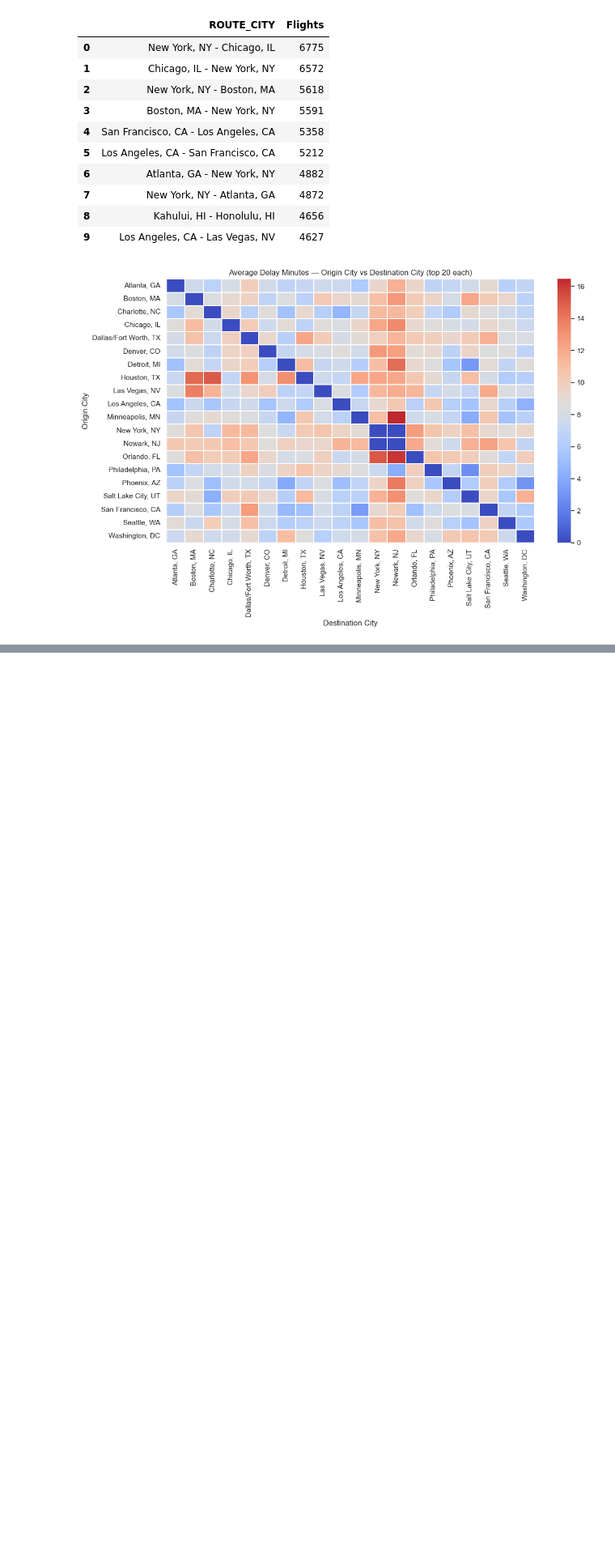
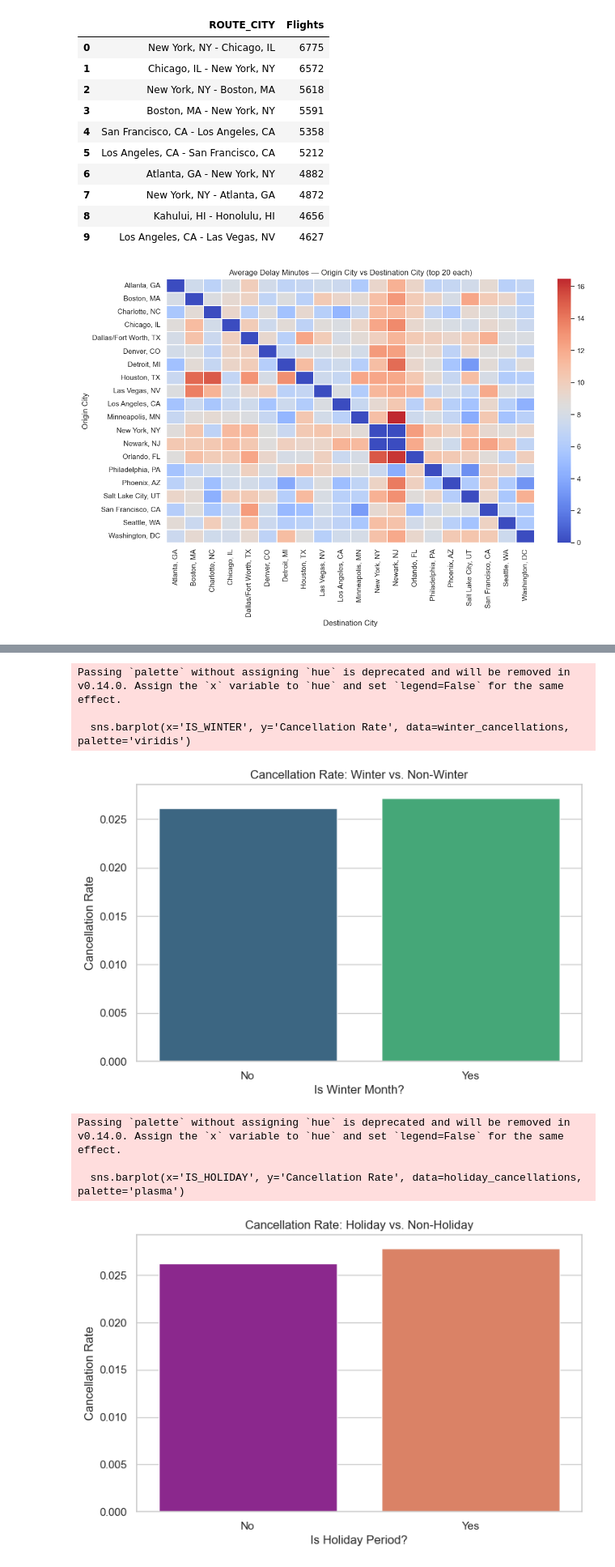
Before and after one commit to Sreekar529/DV-AirFly-Insights--Sreekar-, a Jupyter notebook: Flight_delay.ipynb, the cells around one changed output, grey strips where cells are left out. Shown at 81% size. Cells and saved outputs as stored; diff of their text form; code cells hidden in the pictures; blank space fills up the shorter version.

```diff
--- a/Flight_delay.ipynb
+++ b/Flight_delay.ipynb
@@ -811,0 +960,53 @@ Passing `palette` without assigning `hue` is deprecated and will be removed in v
+# %%
+import matplotlib.pyplot as plt
+import seaborn as sns
+
+# Make sure you have the 'FL_DATE' column as datetime objects
+df['FL_DATE'] = pd.to_datetime(df['FL_DATE'])
+
+# Create a new column to identify "Winter" months (Dec, Jan, Feb)
+# Assuming 'Month' column is already created from FL_DATE
+winter_months = ['Dec', 'Jan', 'Feb']
+df['IS_WINTER'] = df['Month'].isin(winter_months)
+
+# Create a new column to identify "Holiday" periods
+# A simple way to approximate major US holidays:
+# Thanksgiving (November 20-30), Christmas/New Year (December 15 - January 5)
+df['IS_HOLIDAY'] = ((df['Month'] == 'Nov') & (df['FL_DATE'].dt.day.between(20, 30))) | \
+                   ((df['Month'] == 'Dec') & (df['FL_DATE'].dt.day.between(15, 31))) | \
+                   ((df['Month'] == 'Jan') & (df['FL_DATE'].dt.day.between(1, 5)))
+
+# Calculate cancellation rates for each category
+winter_cancellations = df.groupby('IS_WINTER')['CANCELLED'].mean().reset_index()
+holiday_cancellations = df.groupby('IS_HOLIDAY')['CANCELLED'].mean().reset_index()
+
+# Rename columns for clarity
+winter_cancellations.rename(columns={'CANCELLED': 'Cancellation Rate'}, inplace=True)
+holiday_cancellations.rename(columns={'CANCELLED': 'Cancellation Rate'}, inplace=True)
+
+# Visualize the impact of winter months
+plt.figure(figsize=(8, 5))
+sns.barplot(x='IS_WINTER', y='Cancellation Rate', data=winter_cancellations, palette='viridis')
+plt.title('Cancellation Rate: Winter vs. Non-Winter')
+plt.xlabel('Is Winter Month?')
+plt.ylabel('Cancellation Rate')
+plt.xticks(ticks=[0, 1], labels=['No', 'Yes'])
+plt.show()
+
+# Visualize the impact of holiday periods
+plt.figure(figsize=(8, 5))
+sns.barplot(x='IS_HOLIDAY', y='Cancellation Rate', data=holiday_cancellations, palette='plasma')
+plt.title('Cancellation Rate: Holiday vs. Non-Holiday')
+plt.xlabel('Is Holiday Period?')
+plt.ylabel('Cancellation Rate')
+plt.xticks(ticks=[0, 1], labels=['No', 'Yes'])
+plt.show()
+# %% [output]
+Passing `palette` without assigning `hue` is deprecated and will be removed in v0.14.0. Assign the `x` variable to `hue` and set `legend=False` for the same effect.
+
+  sns.barplot(x='IS_WINTER', y='Cancellation Rate', data=winter_cancellations, palette='viridis')
+[figure, added]
+Passing `palette` without assigning `hue` is deprecated and will be removed in v0.14.0. Assign the `x` variable to `hue` and set `legend=False` for the same effect.
+
+  sns.barplot(x='IS_HOLIDAY', y='Cancellation Rate', data=holiday_cancellations, palette='plasma')
+[figure, added]
```
Also changed, not shown: parts of 9 cells of this notebook.
